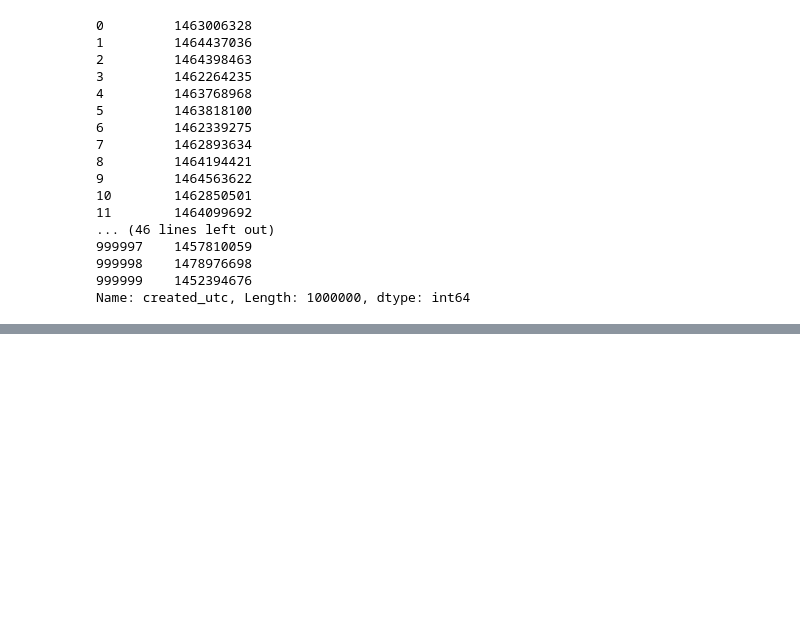
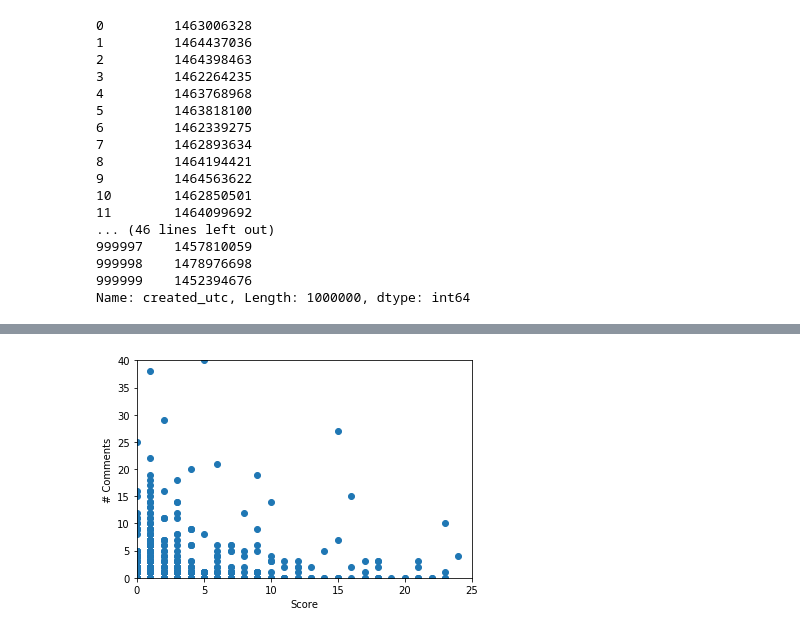
Before and after one commit to luketibbott/Predicting-the-sucess-of-showerthoughts, a Jupyter notebook: showerthoughts-clean.ipynb, the cells around one changed output, grey strips where cells are left out. Drawn from its saved outputs; the diff is of its cells as text; code cells hidden in the pictures; blank space fills up the shorter version.

```diff
--- a/showerthoughts-clean.ipynb
+++ b/showerthoughts-clean.ipynb
@@ -119,0 +172,8 @@ Name: title, dtype: object
+# %%
+plt.scatter(df.score.sample(1000), df.num_comments.sample(1000))
+plt.xlabel('Score')
+plt.ylabel('# Comments')
+plt.xlim([0, 25])
+plt.ylim([0, 40]);
+# %% [output]
+[figure, added]
```
Also changed, not shown: parts of 14 cells of this notebook.
